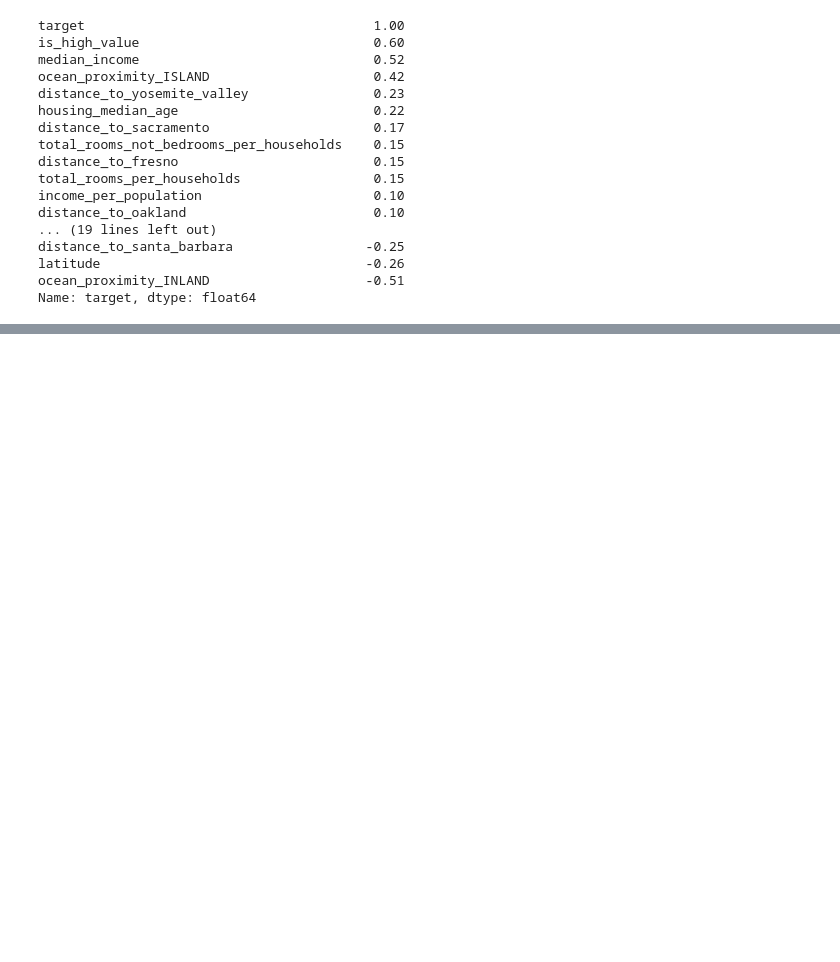
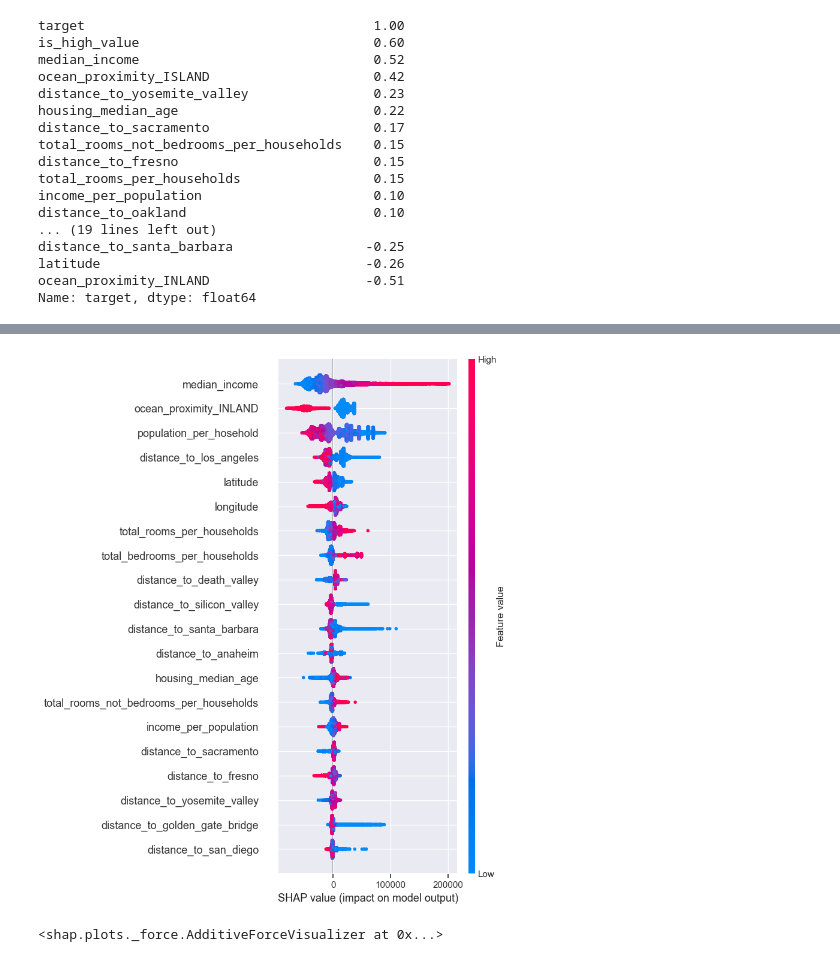
Before and after one commit to jvbfr/housing_prices, a Jupyter notebook: notebooks/predict_housing.ipynb, the cells around one changed output, grey strips where cells are left out. Cells and saved outputs as stored; diff of their text form; code cells hidden in the pictures; blank space fills up the shorter version.

```diff
--- a/notebooks/predict_housing.ipynb
+++ b/notebooks/predict_housing.ipynb
@@ -221,0 +253,8 @@ Feature Importances:
+# %%
+shap.summary_plot(shap_values, X)
+# %% [output]
+[figure, added]
+# %%
+shap.plots.force(shap_values[0])
+# %% [output]
+<shap.plots._force.AdditiveForceVisualizer at 0x...>
```
Also changed, not shown: parts of 9 cells of this notebook, 7 other files.
